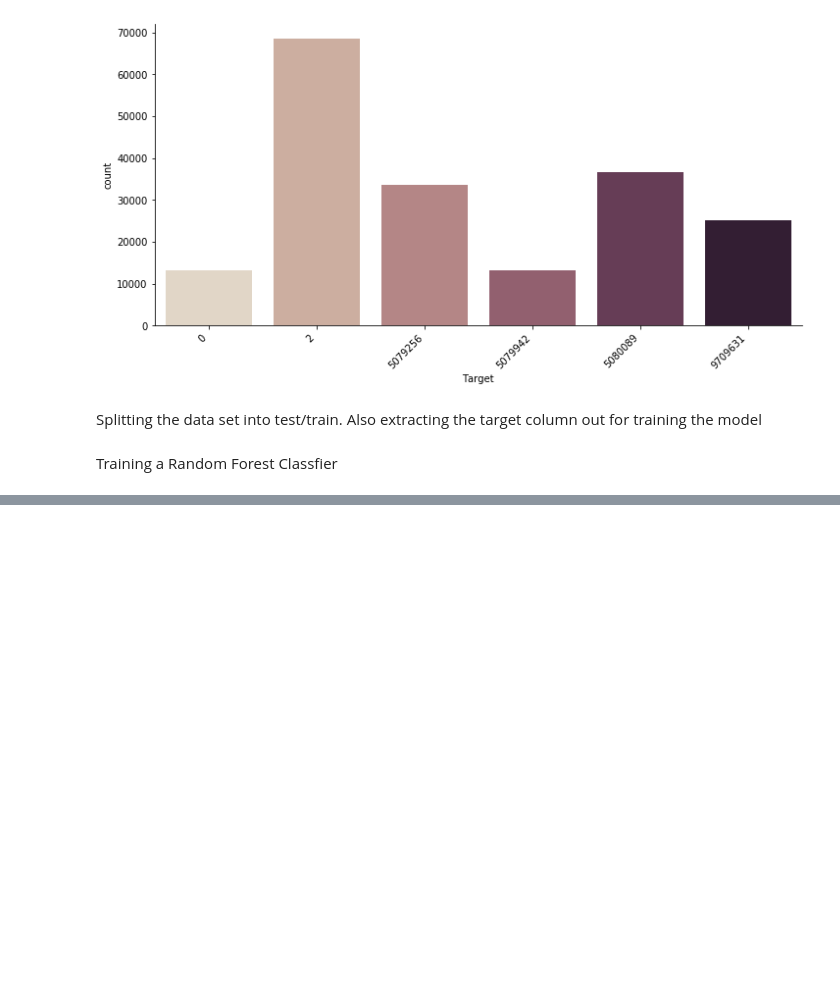
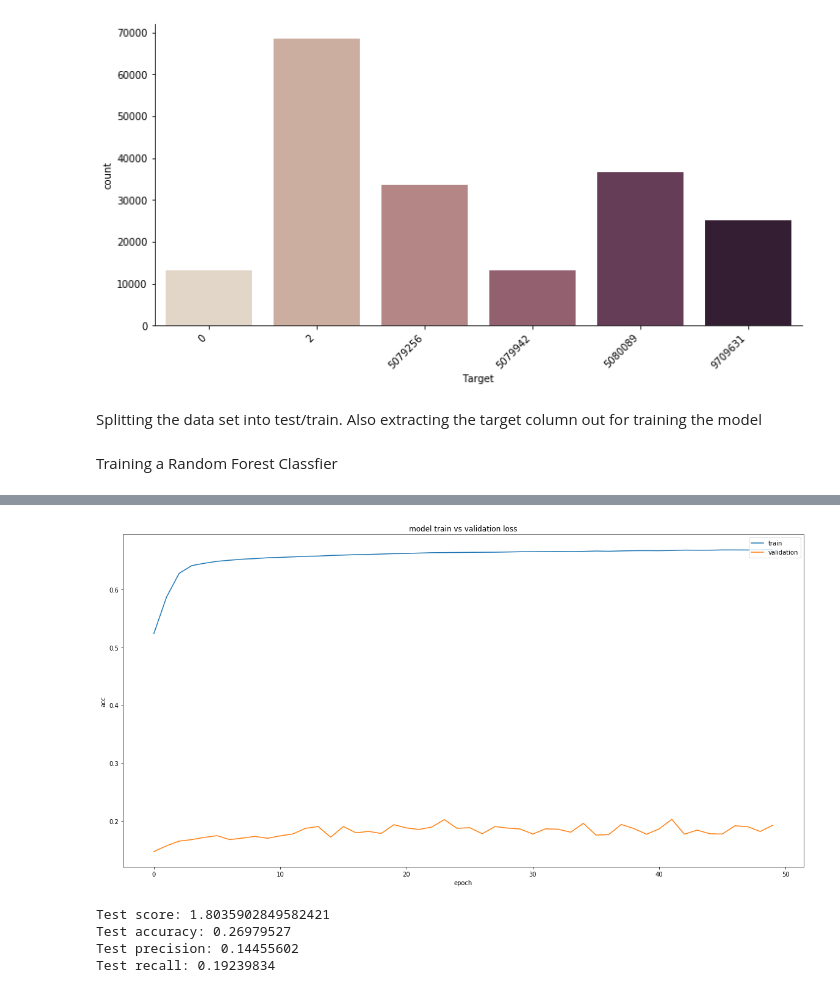
Before and after one commit to salmanarif86/MLAI, a Jupyter notebook: Yorkdale_oxford.ipynb, the cells around one changed output, grey strips where cells are left out. Drawn from its saved outputs; the diff is of its cells as text; code cells hidden in the pictures; blank space fills up the shorter version.

```diff
--- a/Yorkdale_oxford.ipynb
+++ b/Yorkdale_oxford.ipynb
@@ -502,0 +800,21 @@ array([      0,       2, 5079256, 5079942, 5080089, 9709631])
+# %%
+y_test_store = pd.get_dummies(y_test_store['Target'])
+# %%
+classifier = tf.keras.Sequential()
+#First Hidden Layer
+classifier.add(tf.keras.layers.Dense(18, activation='relu', kernel_initializer='random_normal', input_dim=21))
+#Second  Hidden Layer
+classifier.add(tf.keras.layers.Dense(16, activation='relu', kernel_initializer='random_normal'))
+#Second  Hidden Layer
+classifier.add(tf.keras.layers.Dense(16, activation='relu', kernel_initializer='random_normal'))
+#Second  Hidden Layer
+classifier.add(tf.keras.layers.Dense(12, activation='relu', kernel_initializer='random_normal'))
+
+#Output Layer
+classifier.add(tf.keras.layers.Dense(6, activation='softmax', kernel_initializer='random_normal'))
+# %%
+#Compiling the neural network
+classifier.compile(optimizer ='adam',loss='categorical_crossentropy',metrics=[tf.keras.metrics.Precision(), tf.keras.metrics.Recall(),'accuracy'])
+# %%
+#Fitting the data to the training dataset
+history = classifier.fit(X_train_store,y_train_store, batch_size=1024, epochs=50, validation_data=[X_test_store,y_test_store])
@@ -502,0 +839,23 @@ array([      0,       2, 5079256, 5079942, 5080089, 9709631])
+# %%
+plt.figure(figsize=(20,10))
+plt.plot(history.history['acc'])
+plt.plot(history.history['val_acc'])
+plt.title('model train vs validation loss')
+plt.ylabel('acc')
+plt.xlabel('epoch')
+plt.legend(['train','validation'], loc ='upper right')
+plt.show()
+# %% [output]
+[figure, added]
+# %%
+# evaluate model with keras
+score = classifier.evaluate(X_test_store, y_test_store, verbose=0)
+print('Test score:', score[0])
+print('Test accuracy:', score[1])
+print('Test precision:', score[2])
+print('Test recall:', score[3])
+# %% [output]
+Test score: 1.8035902849582421
+Test accuracy: 0.26979527
+Test precision: 0.14455602
+Test recall: 0.19239834
```
Also changed, not shown: parts of 57 cells of this notebook.
